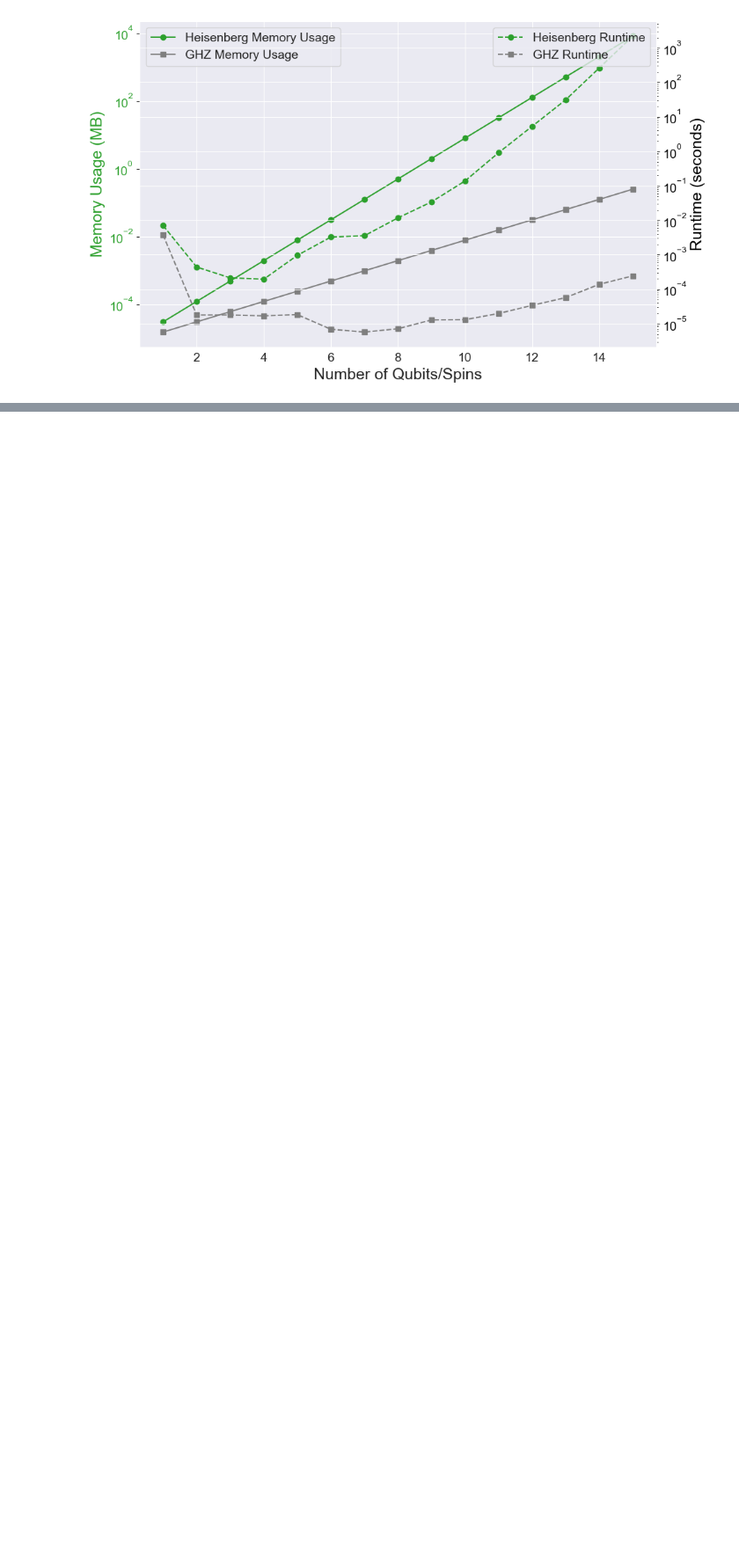
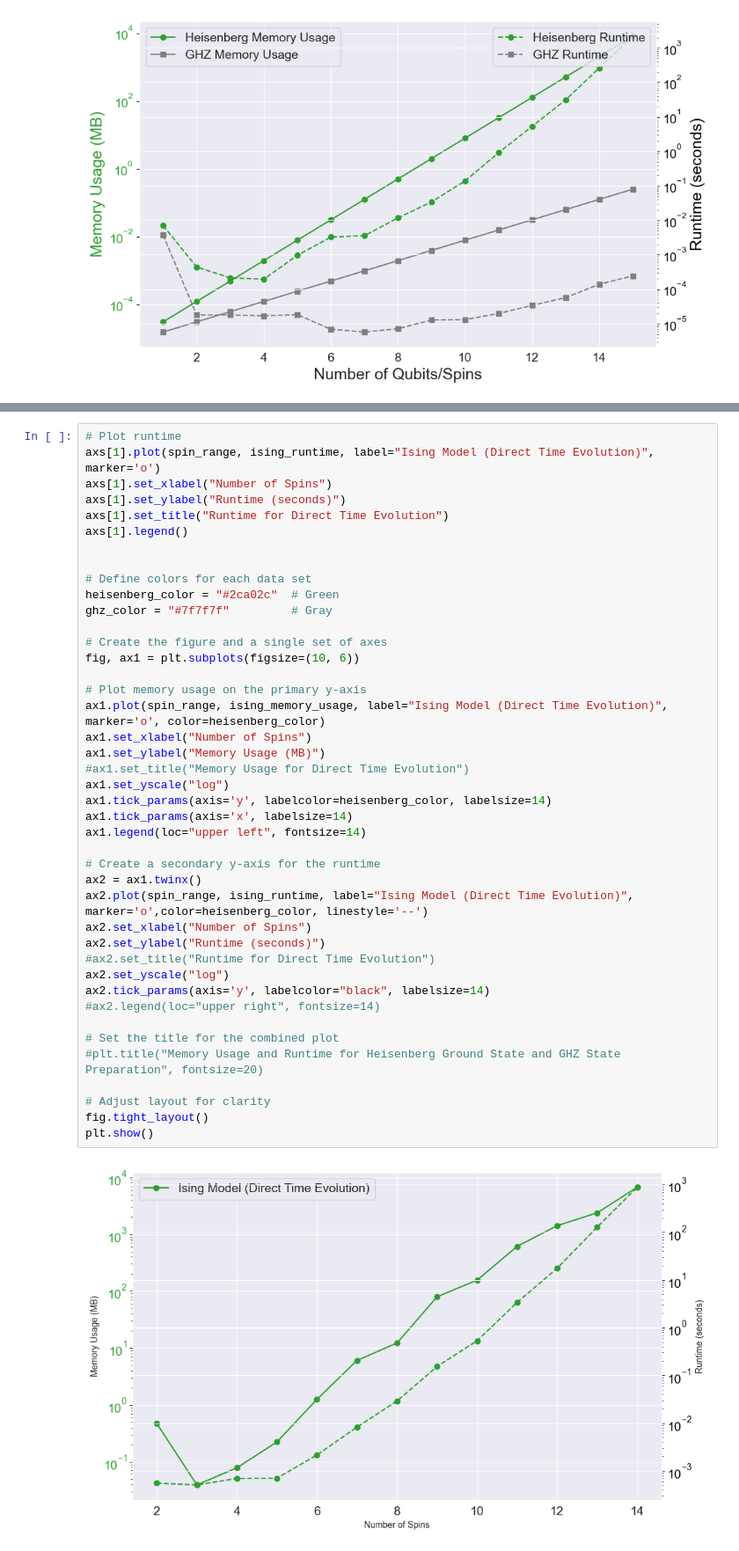
Before and after one commit to delgadoandrea/quantum-ready-primitives, a Jupyter notebook: heisenberg.ipynb, the cells around one changed output, grey strips where cells are left out. Shown: that part at 88% size. Cells and saved outputs as stored; diff of their text form; blank space fills up the shorter version.

```diff
--- a/heisenberg.ipynb
+++ b/heisenberg.ipynb
@@ -446,0 +454,44 @@ NameError: name 'plt' is not defined
+# %%
+# Plot runtime
+axs[1].plot(spin_range, ising_runtime, label="Ising Model (Direct Time Evolution)", marker='o')
+axs[1].set_xlabel("Number of Spins")
+axs[1].set_ylabel("Runtime (seconds)")
+axs[1].set_title("Runtime for Direct Time Evolution")
+axs[1].legend()
+
+
+# Define colors for each data set
+heisenberg_color = "#2ca02c"  # Green
+ghz_color = "#7f7f7f"         # Gray
+
+# Create the figure and a single set of axes
+fig, ax1 = plt.subplots(figsize=(10, 6))
+
+# Plot memory usage on the primary y-axis
+ax1.plot(spin_range, ising_memory_usage, label="Ising Model (Direct Time Evolution)", marker='o', color=heisenberg_color)
+ax1.set_xlabel("Number of Spins")
+ax1.set_ylabel("Memory Usage (MB)")
+#ax1.set_title("Memory Usage for Direct Time Evolution")
+ax1.set_yscale("log")
+ax1.tick_params(axis='y', labelcolor=heisenberg_color, labelsize=14)
+ax1.tick_params(axis='x', labelsize=14)
+ax1.legend(loc="upper left", fontsize=14)
+
+# Create a secondary y-axis for the runtime
+ax2 = ax1.twinx()
+ax2.plot(spin_range, ising_runtime, label="Ising Model (Direct Time Evolution)", marker='o',color=heisenberg_color, linestyle='--')
+ax2.set_xlabel("Number of Spins")
+ax2.set_ylabel("Runtime (seconds)")
+#ax2.set_title("Runtime for Direct Time Evolution")
+ax2.set_yscale("log")
+ax2.tick_params(axis='y', labelcolor="black", labelsize=14)
+#ax2.legend(loc="upper right", fontsize=14)
+
+# Set the title for the combined plot
+#plt.title("Memory Usage and Runtime for Heisenberg Ground State and GHZ State Preparation", fontsize=20)
+
+# Adjust layout for clarity
+fig.tight_layout()
+plt.show()
+# %% [output]
+[figure, added]
```
Also changed, not shown: parts of 7 cells of this notebook, 3 other files.
